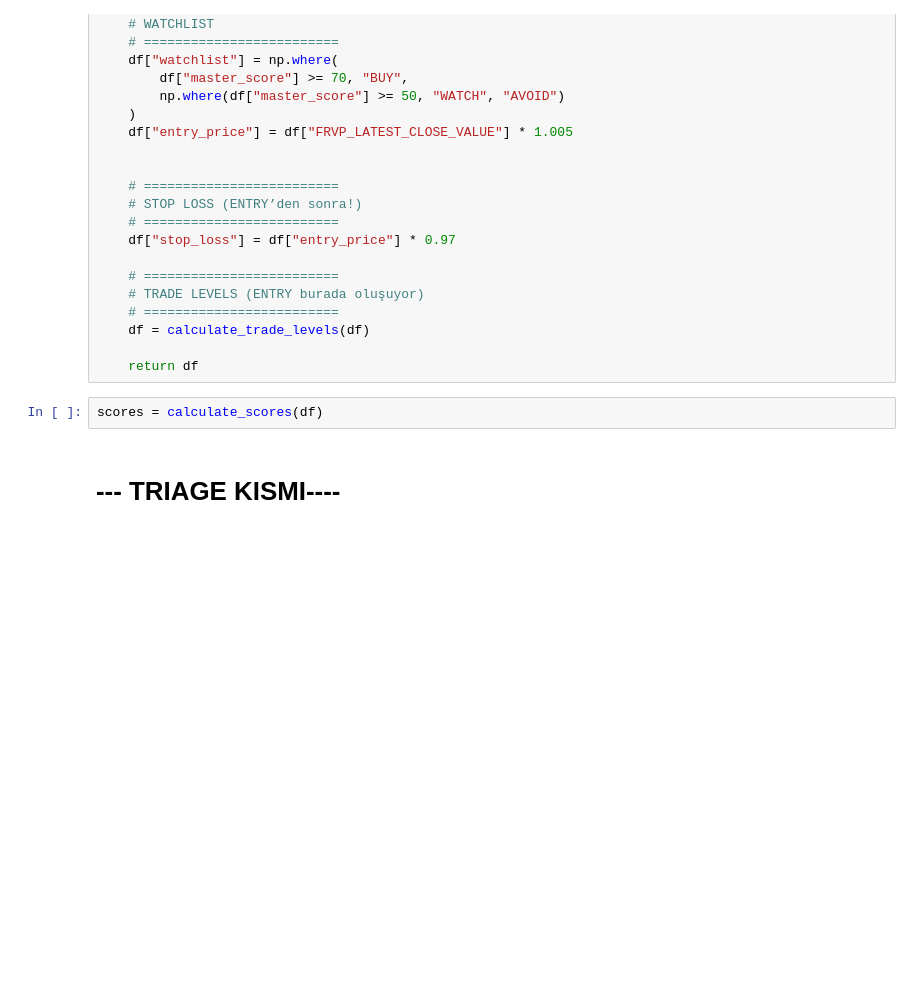
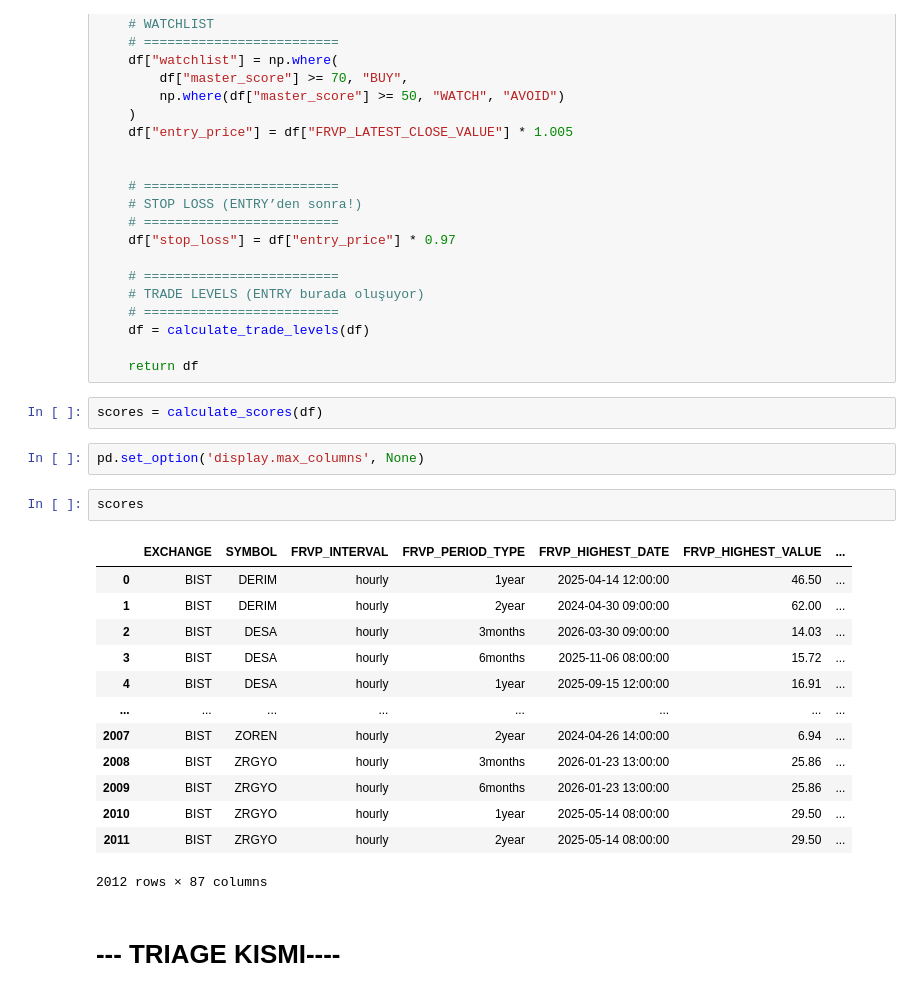
Before and after one commit to irfanakgul/Trade-AI-App, a Jupyter notebook: sandbox/test1.ipynb, the cells around one changed output. Drawn from its saved outputs; the diff is of its cells as text; blank space fills up the shorter version.

```diff
--- a/sandbox/test1.ipynb
+++ b/sandbox/test1.ipynb
@@ -287,6 +290,24 @@ def calculate_scores(df):
     return df
 # %%
 scores = calculate_scores(df)
+# %%
+pd.set_option('display.max_columns', None)
+# %%
+scores
+# %% [output]
+|  | EXCHANGE | SYMBOL | FRVP_INTERVAL | FRVP_PERIOD_TYPE | FRVP_HIGHEST_DATE | FRVP_HIGHEST_VALUE | ... |
+| 0 | BIST | DERIM | hourly | 1year | 2025-04-14 12:00:00 | 46.50 | ... |
+| 1 | BIST | DERIM | hourly | 2year | 2024-04-30 09:00:00 | 62.00 | ... |
+| 2 | BIST | DESA | hourly | 3months | 2026-03-30 09:00:00 | 14.03 | ... |
+| 3 | BIST | DESA | hourly | 6months | 2025-11-06 08:00:00 | 15.72 | ... |
+| 4 | BIST | DESA | hourly | 1year | 2025-09-15 12:00:00 | 16.91 | ... |
+| ... | ... | ... | ... | ... | ... | ... | ... |
+| 2007 | BIST | ZOREN | hourly | 2year | 2024-04-26 14:00:00 | 6.94 | ... |
+| 2008 | BIST | ZRGYO | hourly | 3months | 2026-01-23 13:00:00 | 25.86 | ... |
+| 2009 | BIST | ZRGYO | hourly | 6months | 2026-01-23 13:00:00 | 25.86 | ... |
+| 2010 | BIST | ZRGYO | hourly | 1year | 2025-05-14 08:00:00 | 29.50 | ... |
+| 2011 | BIST | ZRGYO | hourly | 2year | 2025-05-14 08:00:00 | 29.50 | ... |
+2012 rows × 87 columns
 # %% [markdown]
 # --- TRIAGE KISMI----
 # %%
```
Also changed, not shown: parts of 1 cell of this notebook, 22 other files.
